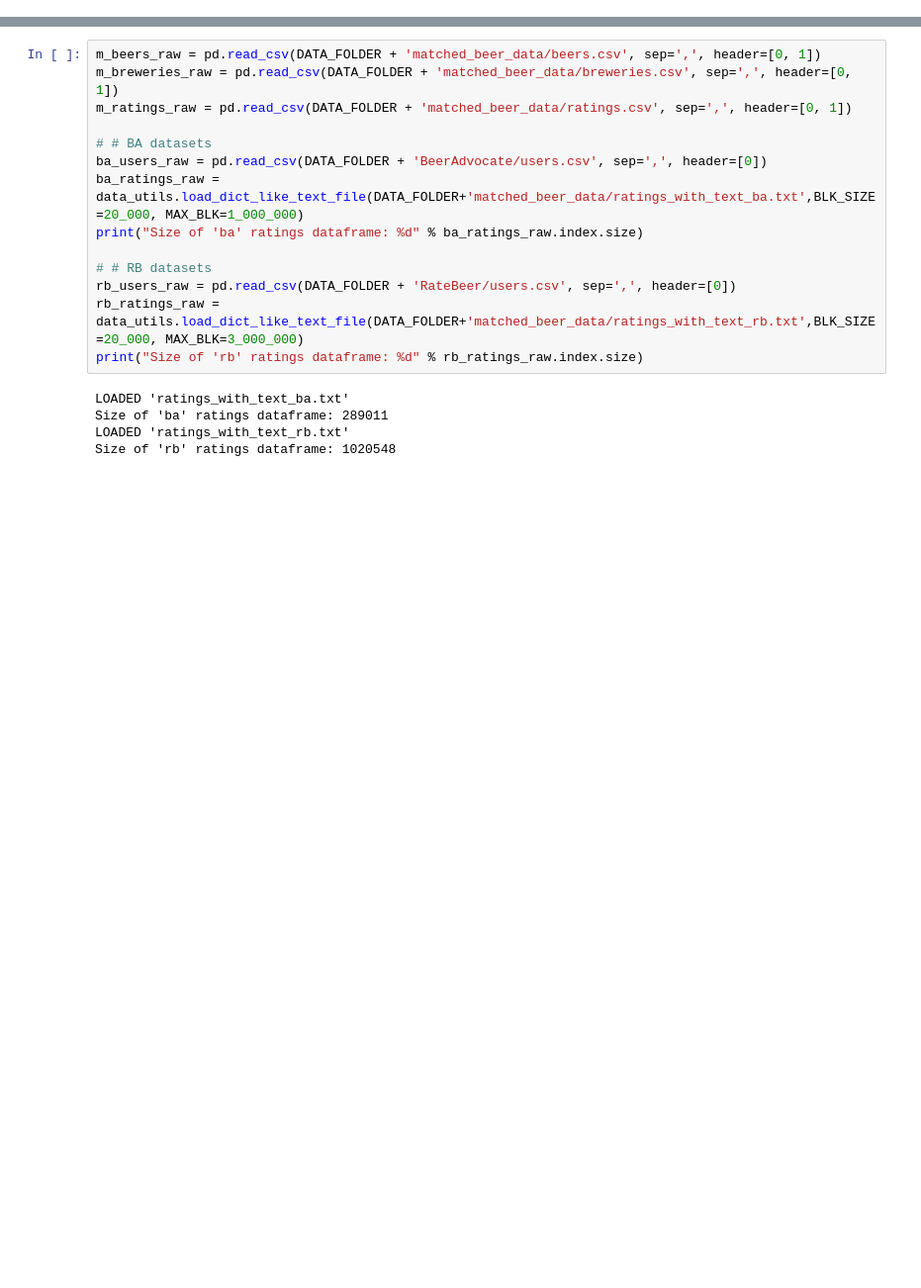
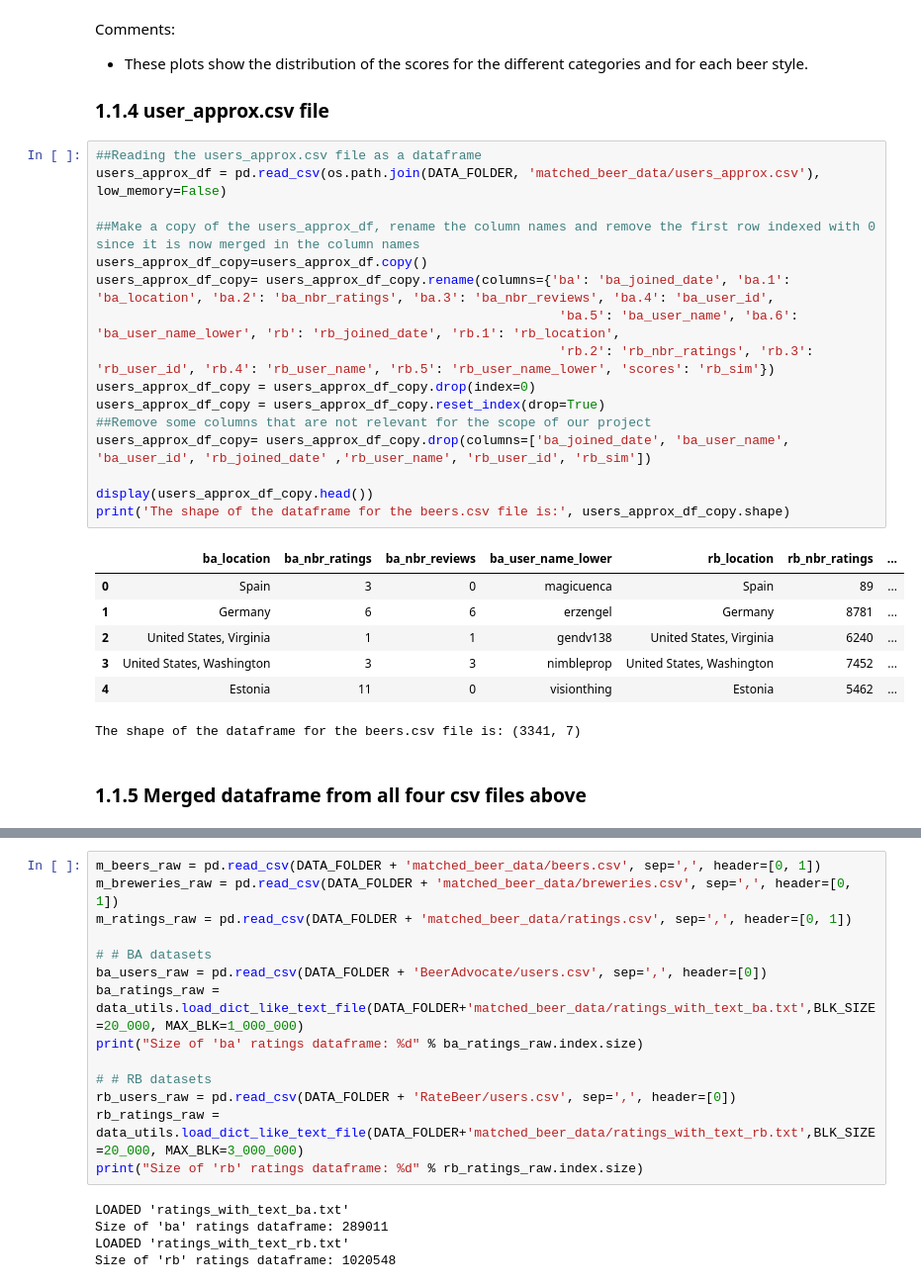
Before and after one commit to epfl-ada/ada-2024-project-kjaaanalytics, a Jupyter notebook: results.ipynb, the cells around one changed output, grey strips where cells are left out. Shown at 99% size. Saved outputs shown, nothing was run; the diff lists cells and outputs as text; blank space fills up the shorter version.

```diff
--- a/results.ipynb
+++ b/results.ipynb
@@ -39,0 +352,31 @@ Load the needed datasets
+# %% [markdown]
+Comments:
+- These plots show the distribution of the scores for the different categories and for each beer style.
+
+### 1.1.4 user_approx.csv file
+# %%
+##Reading the users_approx.csv file as a dataframe
+users_approx_df = pd.read_csv(os.path.join(DATA_FOLDER, 'matched_beer_data/users_approx.csv'), low_memory=False)
+
+##Make a copy of the users_approx_df, rename the column names and remove the first row indexed with 0 since it is now merged in the column names
+users_approx_df_copy=users_approx_df.copy()
+users_approx_df_copy= users_approx_df_copy.rename(columns={'ba': 'ba_joined_date', 'ba.1': 'ba_location', 'ba.2': 'ba_nbr_ratings', 'ba.3': 'ba_nbr_reviews', 'ba.4': 'ba_user_id',
+                                                            'ba.5': 'ba_user_name', 'ba.6': 'ba_user_name_lower', 'rb': 'rb_joined_date', 'rb.1': 'rb_location',
+                                                            'rb.2': 'rb_nbr_ratings', 'rb.3': 'rb_user_id', 'rb.4': 'rb_user_name', 'rb.5': 'rb_user_name_lower', 'scores': 'rb_sim'})
+users_approx_df_copy = users_approx_df_copy.drop(index=0)
+users_approx_df_copy = users_approx_df_copy.reset_index(drop=True)
+##Remove some columns that are not relevant for the scope of our project
+users_approx_df_copy= users_approx_df_copy.drop(columns=['ba_joined_date', 'ba_user_name', 'ba_user_id', 'rb_joined_date' ,'rb_user_name', 'rb_user_id', 'rb_sim'])
+
+display(users_approx_df_copy.head())
+print('The shape of the dataframe for the beers.csv file is:', users_approx_df_copy.shape)
+# %% [output]
+|  | ba_location | ba_nbr_ratings | ba_nbr_reviews | ba_user_name_lower | rb_location | rb_nbr_ratings | ... |
+| 0 | Spain | 3 | 0 | magicuenca | Spain | 89 | ... |
+| 1 | Germany | 6 | 6 | erzengel | Germany | 8781 | ... |
+| 2 | United States, Virginia | 1 | 1 | gendv138 | United States, Virginia | 6240 | ... |
+| 3 | United States, Washington | 3 | 3 | nimbleprop | United States, Washington | 7452 | ... |
+| 4 | Estonia | 11 | 0 | visionthing | Estonia | 5462 | ... |
+The shape of the dataframe for the beers.csv file is: (3341, 7)
+# %% [markdown]
+### 1.1.5  Merged dataframe from all four csv files above
```
Also changed, not shown: parts of 28 cells of this notebook, 1 other file.
